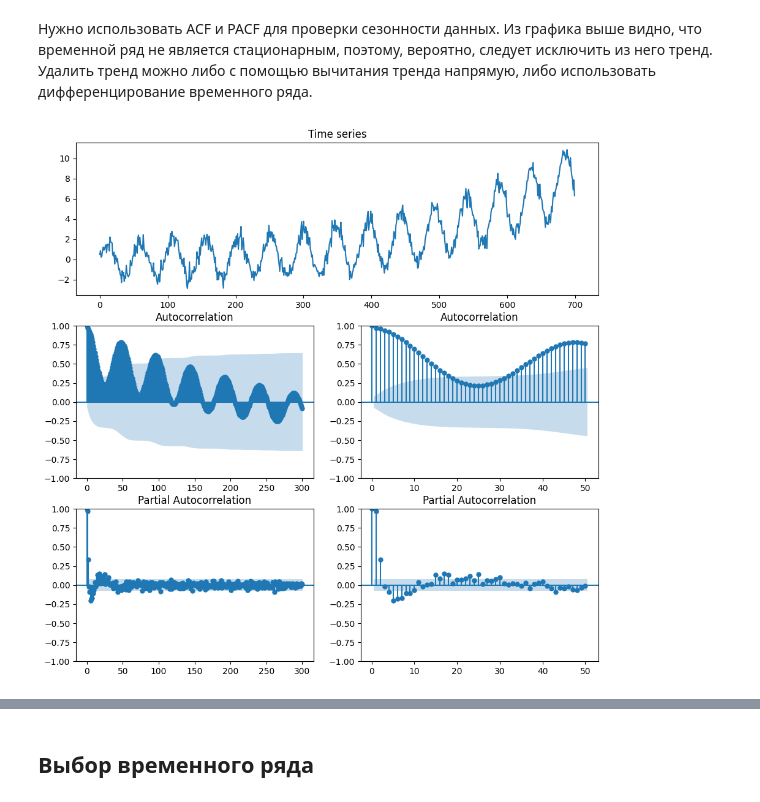
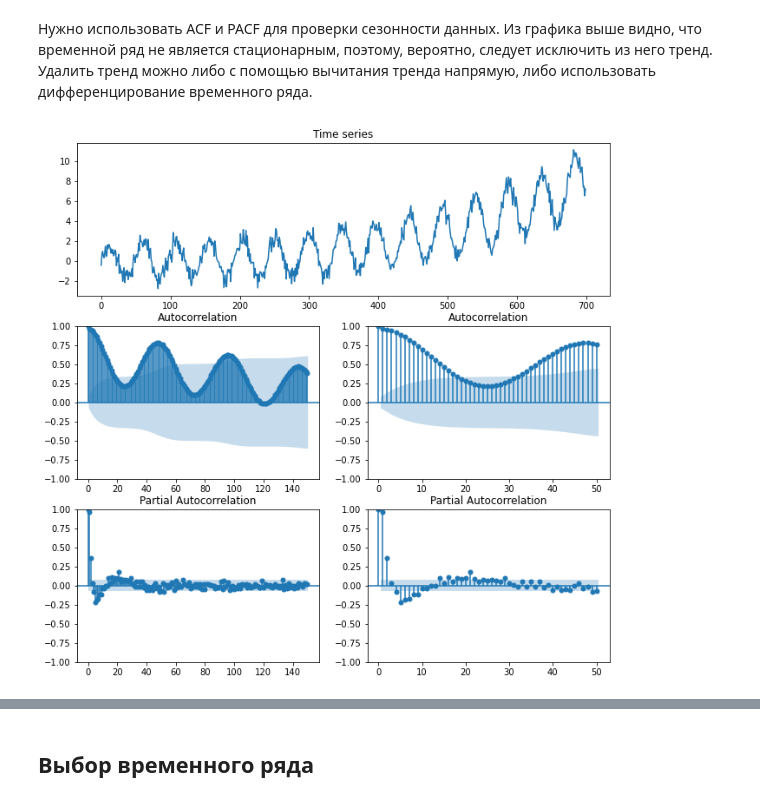
Before and after one commit to intsystems/MathematicalForecastingMethods, a Jupyter notebook: homeworks/HW1_ts_basic.ipynb, the cells around one changed output, grey strips where cells are left out. Cells and saved outputs as stored; diff of their text form; code cells hidden in the pictures.

```diff
--- a/homeworks/HW1_ts_basic.ipynb
+++ b/homeworks/HW1_ts_basic.ipynb
@@ -106,18 +104,18 @@ ___
 # %%
 fig, axs = plt.subplots(3, 2, figsize = (11,11))
 axs[0, 0].remove()
 axs[0, 1].remove()
 
 gs = axs[0, 0].get_gridspec()
 axbig = fig.add_subplot(gs[0, :2])
 axbig.plot(ts)
 axbig.set_title('Time series')
 
-smt.graphics.plot_acf(ts, lags=300, ax=axs[1,0], alpha=0.05)
-smt.graphics.plot_pacf(ts, lags=300, ax=axs[2,0], alpha=0.05)
+smt.graphics.plot_acf(ts, lags=150, ax=axs[1,0], alpha=0.05)
+smt.graphics.plot_pacf(ts, lags=150, ax=axs[2,0], alpha=0.05, method='ywm')
 
 smt.graphics.plot_acf(ts, lags=50, ax=axs[1,1], alpha=0.05)
-smt.graphics.plot_pacf(ts, lags=50, ax=axs[2,1], alpha=0.05)
+smt.graphics.plot_pacf(ts, lags=50, ax=axs[2,1], alpha=0.05, method='ywm')
 plt.show()
 # %% [output]
-[figure, old version]
+[figure, new version]
```
Also changed, not shown: parts of 15 cells of this notebook, 1 other file.
